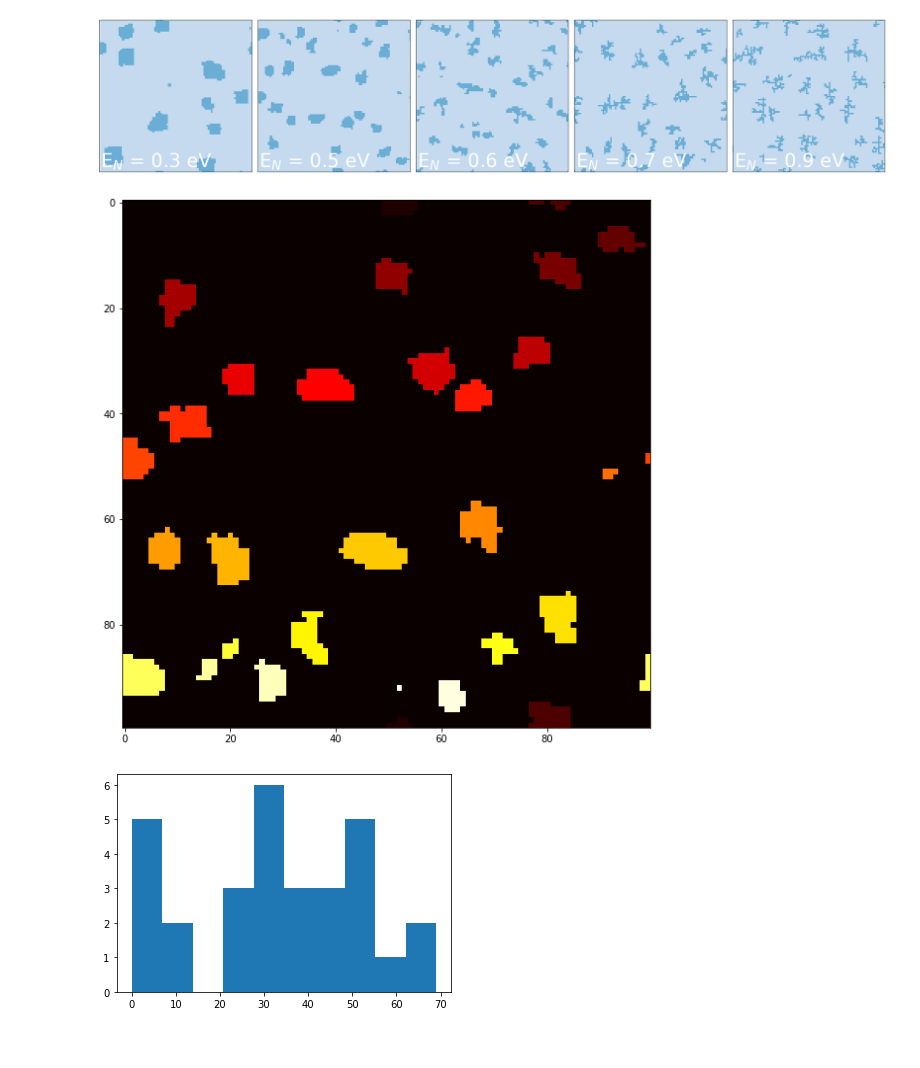
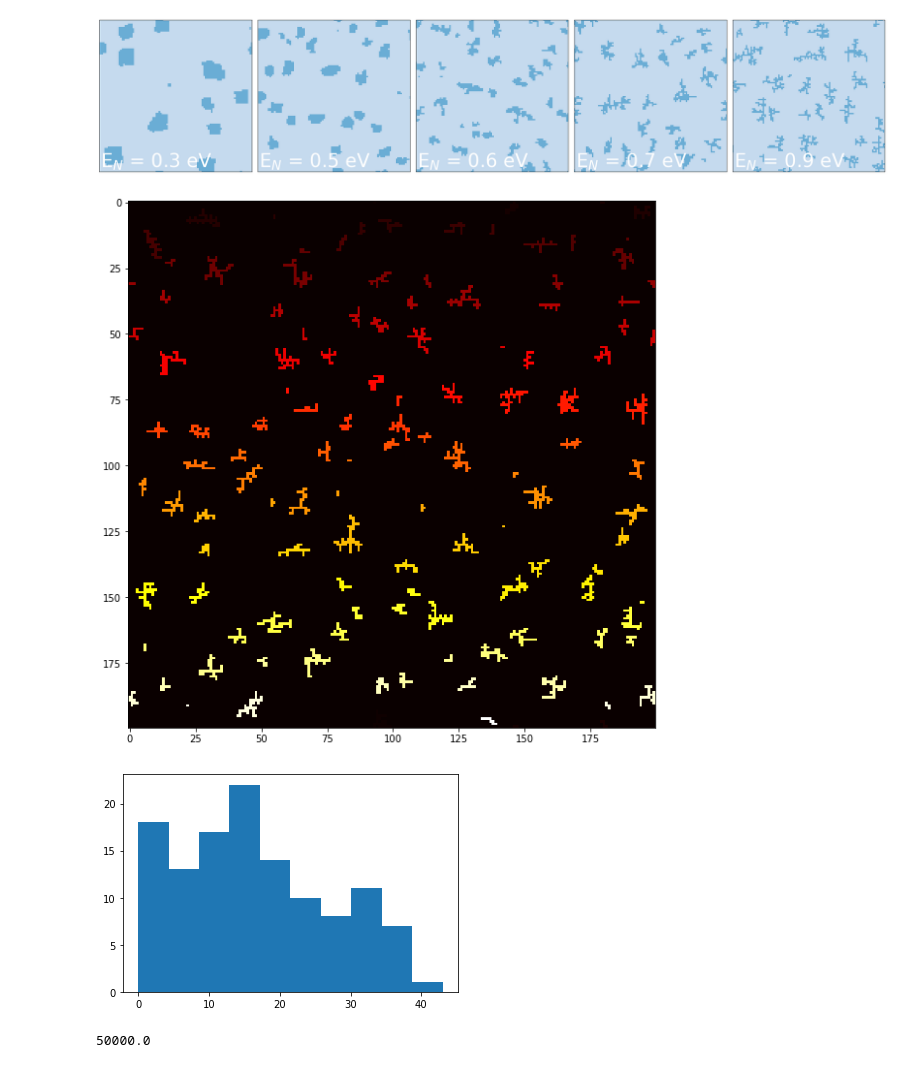
Before and after one commit to Titouan-Gadeyne/CMS-project, a Jupyter notebook: KMC Epitaxial Growth.ipynb, the cells around one changed output. Cells and saved outputs as stored; diff of their text form; code cells hidden in the pictures.

```diff
--- a/KMC Epitaxial Growth.ipynb
+++ b/KMC Epitaxial Growth.ipynb
@@ -289,35 +277,35 @@ plt.show()
 "CONNECTED COMPONENT ANALYSIS"
 
 from scipy.ndimage.measurements import label
 
-test = np.loadtxt('L=100F=0.1T=800theta=0.1EN=0.5.txt')
+test = np.loadtxt('L=200F=0.1T=800theta=0.05EN=1.0.txt')
 
 graph = np.where(test > 0,1,0) # graphe des ilôts: 1 si h>0, 0 sinon
 
 structure = [[0,1,0],[1,1,1],[0,1,0]]  # connection filter: les atomes doivent se toucher par une arête !
 
 'Trouver les composantes connexes'
 label_image, ncomponents = label(graph, structure)
 
 'Appliquer les conditions périodiques'
 for y in range(label_image.shape[0]):
     if label_image[y, 0] > 0 and label_image[y, -1] > 0:
         label_image[label_image == label_image[y, -1]] = label_image[y, 0]
 for x in range(label_image.shape[1]):
     if label_image[0, x] > 0 and label_image[-1, x] > 0:
         label_image[label_image == label_image[-1, x]] = label_image[0, x]
 
 
 'Tracer les composantes connexes'
 %matplotlib inline
 fig = plt.figure(figsize=(10,10))
 ax = fig.add_subplot(111)
 
 ax.imshow(label_image, cmap='hot', vmax=np.max(label_image), vmin=0)
 
 plt.show()
 # %% [output]
-[figure, old version]
+[figure, new version]
 # %%
 "Distribution des tailles d'ilôts"
 orders = []
@@ -332,4 +320,8 @@ normorders = orders/mean
 plt.hist(orders,bins=10)
 plt.show()
 # %% [output]
-[figure, old version]
+[figure, new version]
+# %%
+500**2*0.2
+# %% [output]
+50000.0
```
Also changed, not shown: parts of 3 cells of this notebook.
